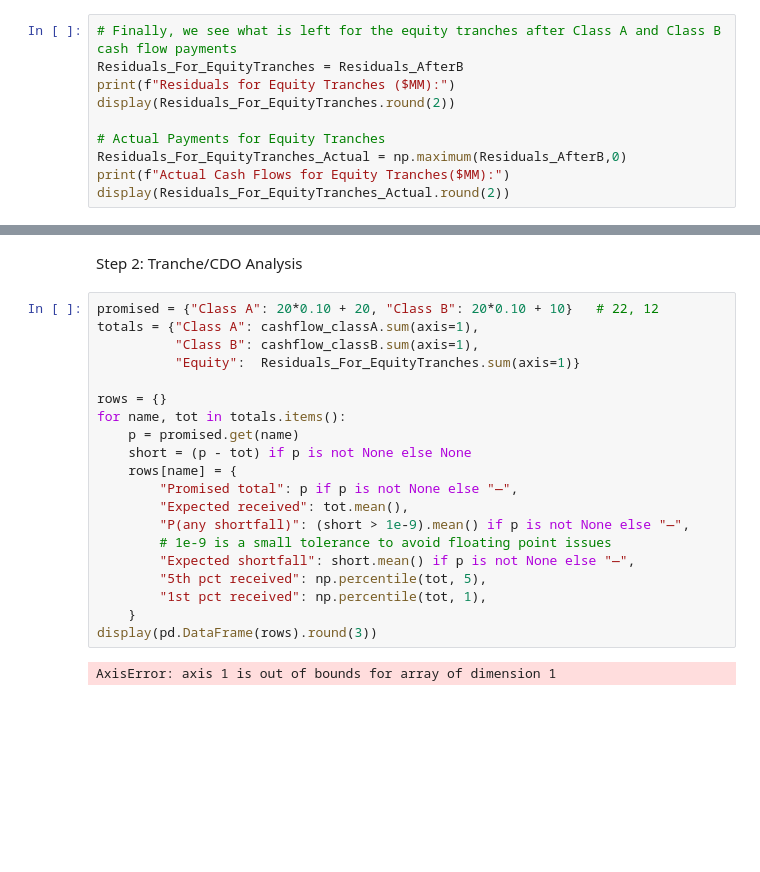
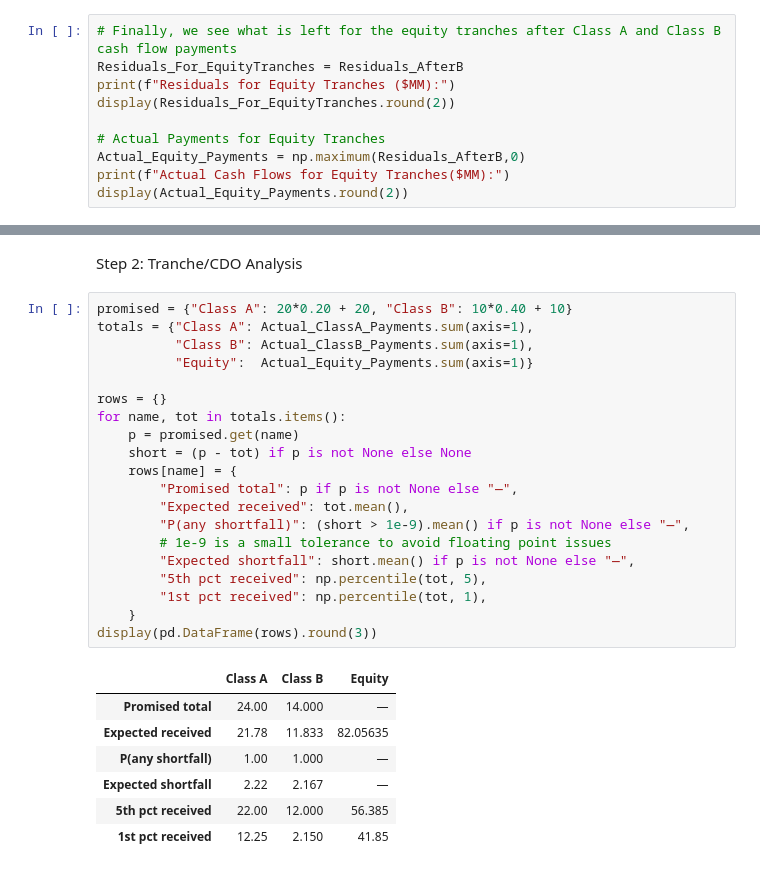
Before and after one commit to BinnySingla/Credit-Default-Swap-Structured-Finance, a Jupyter notebook: notebooks/Credit Default Swap Risk Analysis.ipynb, the cells around one changed output, grey strips where cells are left out. Cells and saved outputs as stored; diff of their text form; blank space fills up the shorter version.

```diff
--- a/notebooks/Credit Default Swap Risk Analysis.ipynb
+++ b/notebooks/Credit Default Swap Risk Analysis.ipynb
@@ -640,9 +640,9 @@ print(f"Residuals for Equity Tranches ($MM):")
 display(Residuals_For_EquityTranches.round(2))
 
 # Actual Payments for Equity Tranches
-Residuals_For_EquityTranches_Actual = np.maximum(Residuals_AfterB,0)
+Actual_Equity_Payments = np.maximum(Residuals_AfterB,0)
 print(f"Actual Cash Flows for Equity Tranches($MM):")
-display(Residuals_For_EquityTranches_Actual.round(2))
+display(Actual_Equity_Payments.round(2))
 # %% [output]
 Residuals for Equity Tranches ($MM):
 array([[  1.3 ,  16.7 ,   4.55, ...,  -0.2 ,  -0.2 , -30.2 ],
@@ -755,27 +755,33 @@ In conclusion:
 # %% [markdown]
 Step 2: Tranche/CDO Analysis
 # %%
-promised = {"Class A": 20*0.10 + 20, "Class B": 20*0.10 + 10}   # 22, 12
-totals = {"Class A": cashflow_classA.sum(axis=1),
-          "Class B": cashflow_classB.sum(axis=1),
-          "Equity":  Residuals_For_EquityTranches.sum(axis=1)}
+promised = {"Class A": 20*0.20 + 20, "Class B": 10*0.40 + 10}
+totals = {"Class A": Actual_ClassA_Payments.sum(axis=1),
+          "Class B": Actual_ClassB_Payments.sum(axis=1),
+          "Equity":  Actual_Equity_Payments.sum(axis=1)}
 
 rows = {}
 for name, tot in totals.items():
     p = promised.get(name)
     short = (p - tot) if p is not None else None
     rows[name] = {
         "Promised total": p if p is not None else "—",
         "Expected received": tot.mean(),
         "P(any shortfall)": (short > 1e-9).mean() if p is not None else "—",
         # 1e-9 is a small tolerance to avoid floating point issues
         "Expected shortfall": short.mean() if p is not None else "—",
         "5th pct received": np.percentile(tot, 5),
         "1st pct received": np.percentile(tot, 1),
     }
 display(pd.DataFrame(rows).round(3))
 # %% [output]
-AxisError: axis 1 is out of bounds for array of dimension 1
+|  | Class A | Class B | Equity |
+| Promised total | 24.00 | 14.000 | — |
+| Expected received | 21.78 | 11.833 | 82.05635 |
+| P(any shortfall) | 1.00 | 1.000 | — |
+| Expected shortfall | 2.22 | 2.167 | — |
+| 5th pct received | 22.00 | 12.000 | 56.385 |
+| 1st pct received | 12.25 | 2.150 | 41.85 |
 # %%
 # Histograms
 fig, axes = plt.subplots(1, 3, figsize=(14, 4))
```
Also changed, not shown: parts of 1 cell of this notebook, 1 other file.
